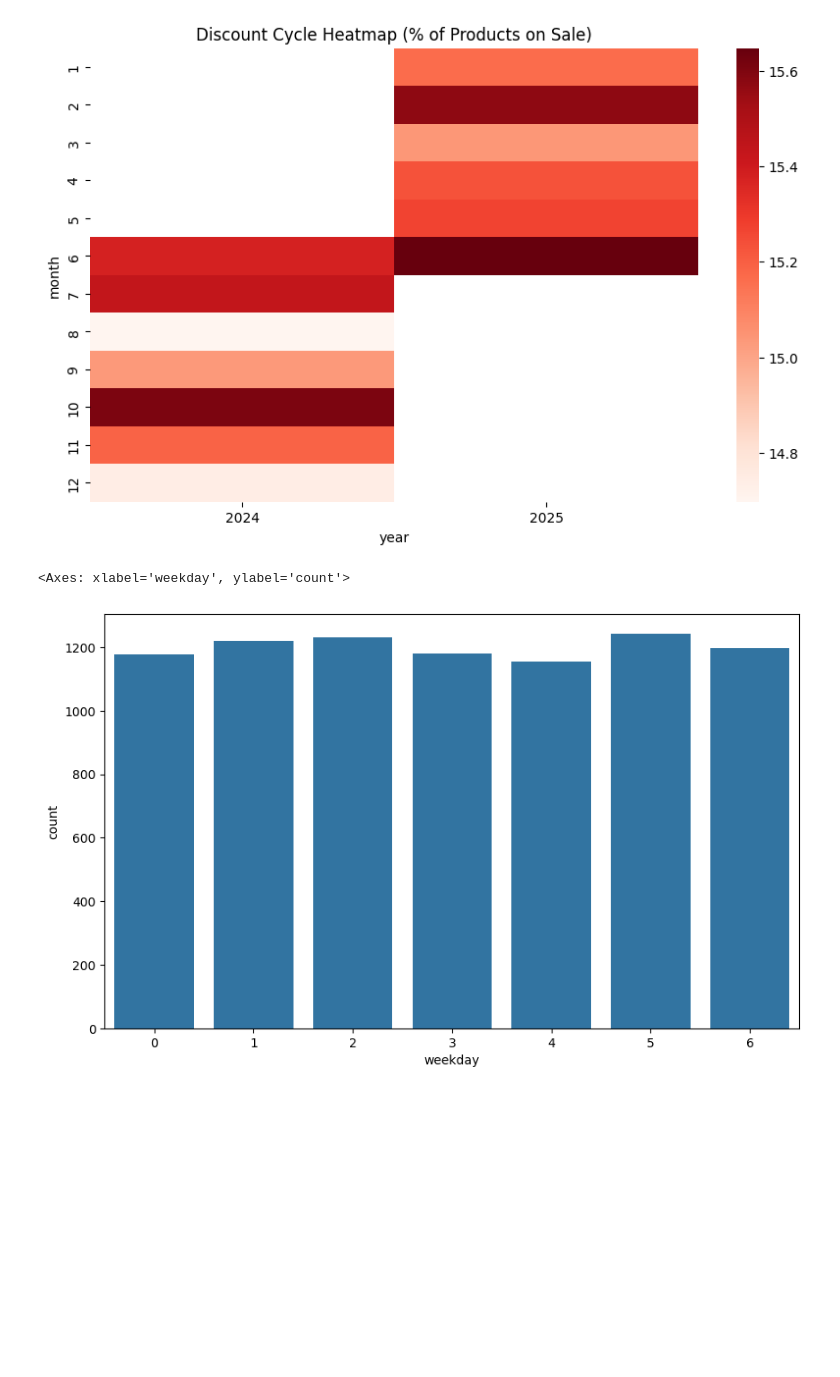
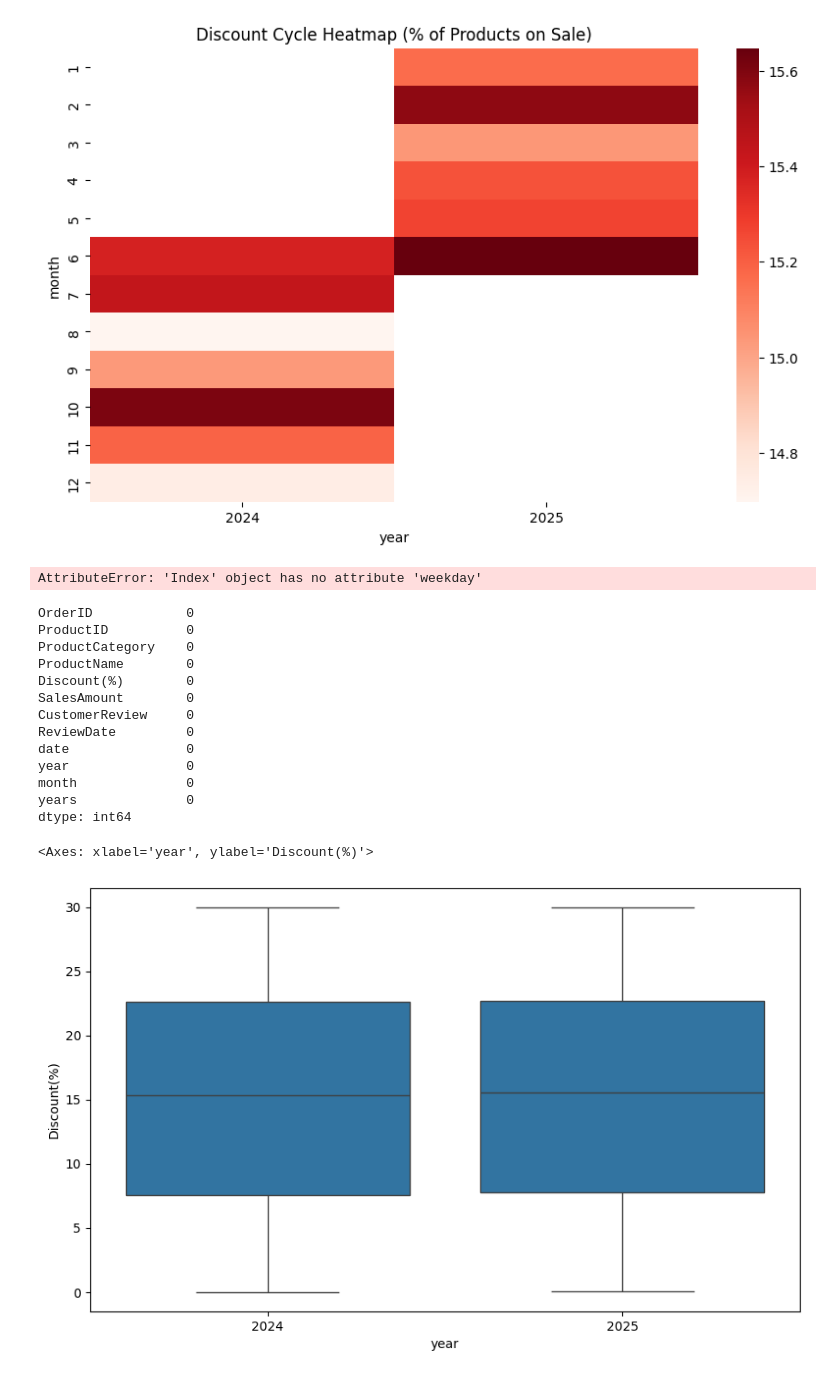
Before and after one commit to dealcatcher/jupyter-lab-models, a Jupyter notebook: sarima_smart.ipynb, the cells around one changed output. Saved outputs shown, nothing was run; the diff lists cells and outputs as text; code cells hidden in the pictures; blank space fills up the shorter version.

```diff
--- a/sarima_smart.ipynb
+++ b/sarima_smart.ipynb
@@ -53,6 +58,7 @@ plt.show
 ## we will also check the seasonality pattern for the smart discount analyser also
 
 df["date"] = pd.to_datetime(df["ReviewDate"], errors="coerce")
+df.sort_values(by=["date","Discount(%)"], inplace=True)
 df["year"] = df["date"].dt.year
 df["year"].value_counts()
 # %% [output]
@@ -100,11 +106,11 @@ monthly_discount_size.plot(figsize=(12, 6), marker="o")
 ## Now, we will also use the year-month heatmap to visualize the average discount size across different months and years
 
 
-df = df.set_index("date").sort_index()
-df["years"] = df.index.year
-df["month"] = df.index.month
+df_index = df.set_index("date").sort_index()
+df["years"] = df_index.index.year
+df["month"] = df_index.index.month
 
-pivot_discount = df.pivot_table(values="Discount(%)", index="month", columns="year", aggfunc="mean")
+pivot_discount = df_index.pivot_table(values="Discount(%)", index="month", columns="year", aggfunc="mean")
 pivot_discount.head()
 plt.figure(figsize=(10, 6))
 sns.heatmap(pivot_discount, cmap="Reds", annot=False)
@@ -118,5 +124,34 @@ plt.figure(figsize=(10, 6))
 
 sns.countplot(x="weekday", data=df)
 # %% [output]
-<Axes: xlabel='weekday', ylabel='count'>
+AttributeError: 'Index' object has no attribute 'weekday'
-[figure, removed]
+# %%
+df.sort_values(by=["ReviewDate","Discount(%)"] , inplace=True)
+df_index = df.set_index("ReviewDate").sort_index()
+# %%
+print(df.isnull().sum())
+
+
+df["date"] = pd.to_datetime(df["ReviewDate"], errors="coerce")
+df = df.dropna(subset=["date"])
+df["year"] = df["date"].dt.year
+df["month"] = df["date"].dt.month
+
+plt.figure(figsize=(10, 6))
+sns.boxplot(data=df, x="year", y="Discount(%)")
+# %% [output]
+OrderID            0
+ProductID          0
+ProductCategory    0
+ProductName        0
+Discount(%)        0
+SalesAmount        0
+CustomerReview     0
+ReviewDate         0
+date               0
+year               0
+month              0
+years              0
+dtype: int64
+<Axes: xlabel='year', ylabel='Discount(%)'>
+[figure, added]
```
Also changed, not shown: parts of 5 cells of this notebook, 3 other files.
